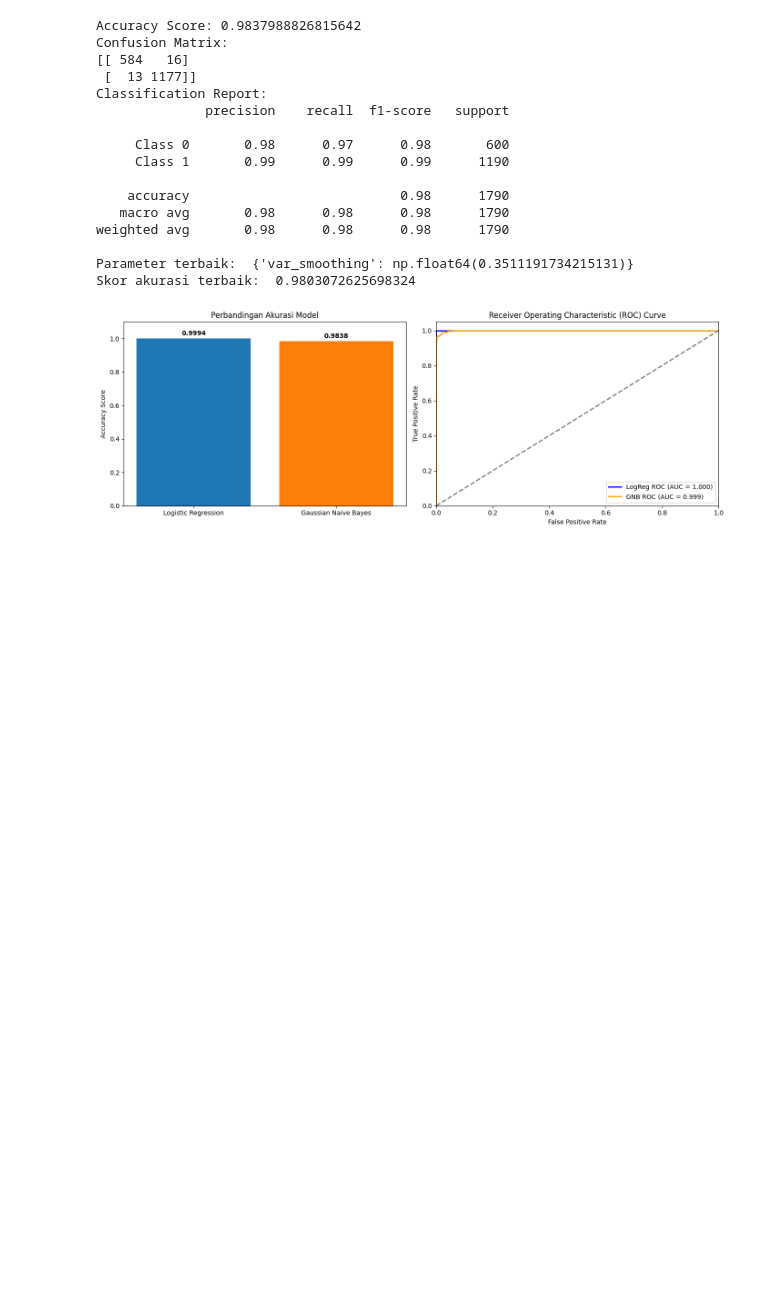
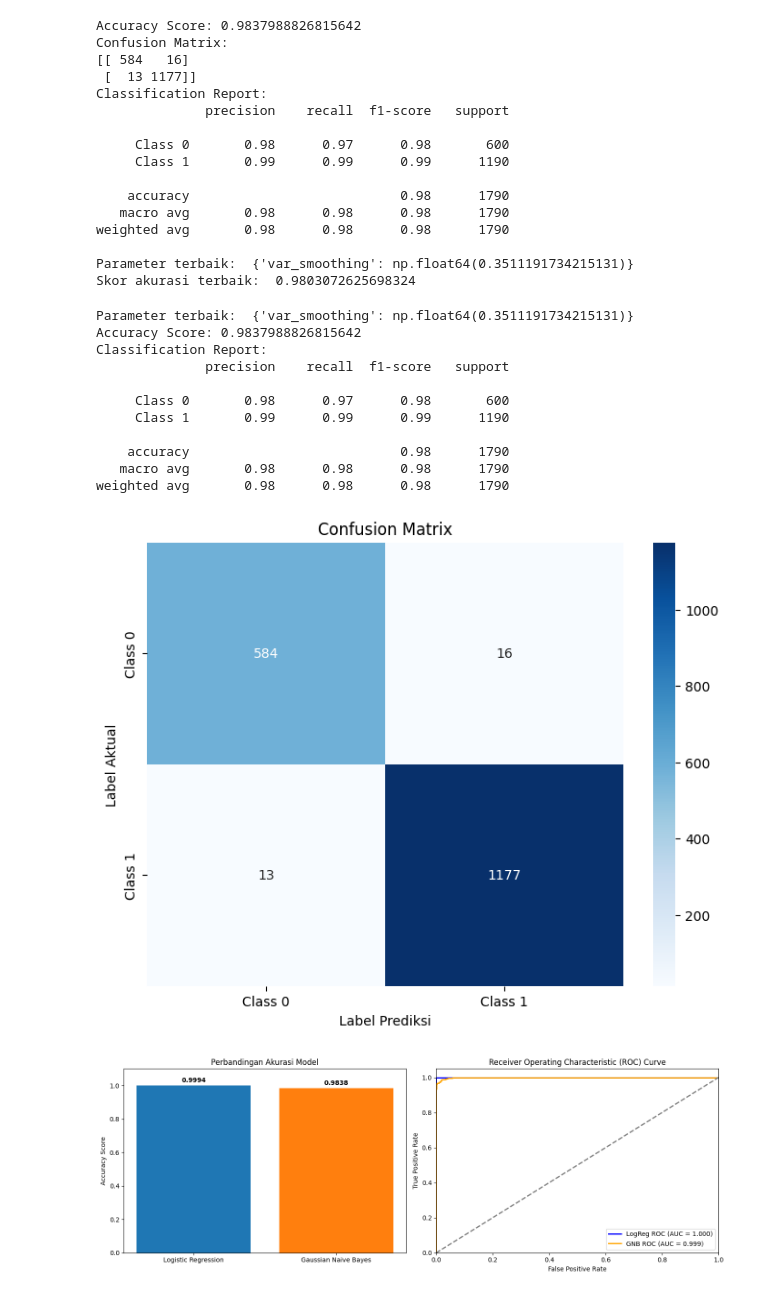
Before and after one commit to KevinAlthaf/KevinAlthaf-DataMining_CreditCard_TugasBesar, a Jupyter notebook: notebook-kelompok-6-credit-card-dataset.ipynb, the cells around one changed output. Saved outputs shown, nothing was run; the diff lists cells and outputs as text; code cells hidden in the pictures; blank space fills up the shorter version.

```diff
--- a/notebook-kelompok-6-credit-card-dataset.ipynb
+++ b/notebook-kelompok-6-credit-card-dataset.ipynb
@@ -538,6 +608,42 @@ weighted avg       0.98      0.98      0.98      1790
 
 Parameter terbaik:  {'var_smoothing': np.float64(0.3511191734215131)}
 Skor akurasi terbaik:  0.9803072625698324
+# %%
+import matplotlib.pyplot as plt
+import seaborn as sns
+from sklearn.metrics import accuracy_score, confusion_matrix, classification_report
+
+y_pred_gnb = grid_search_gnb.predict(X_test)
+accuracy = accuracy_score(y_test, y_pred_gnb)
+conf_matrix = confusion_matrix(y_test, y_pred_gnb)
+target_names = ['Class 0', 'Class 1']
+class_report = classification_report(y_test, y_pred_gnb, target_names=target_names)
+
+print("Parameter terbaik: ", grid_search_gnb.best_params_)
+
+print(f"Accuracy Score: {accuracy}")
+print("Classification Report:")
+print(class_report)
+
+plt.figure(figsize=(8, 6))
+sns.heatmap(conf_matrix, annot=True, fmt='d', cmap='Blues', xticklabels=target_names, yticklabels=target_names)
+plt.title('Confusion Matrix')
+plt.xlabel('Label Prediksi')
+plt.ylabel('Label Aktual')
+plt.show()
+# %% [output]
+Parameter terbaik:  {'var_smoothing': np.float64(0.3511191734215131)}
+Accuracy Score: 0.9837988826815642
+Classification Report:
+              precision    recall  f1-score   support
+
+     Class 0       0.98      0.97      0.98       600
+     Class 1       0.99      0.99      0.99      1190
+
+    accuracy                           0.98      1790
+   macro avg       0.98      0.98      0.98      1790
+weighted avg       0.98      0.98      0.98      1790
+[figure, added]
 # %%
 # Dapatkan probabilitas dan prediksi untuk kedua model
 y_proba_logreg = grid_search_logreg.predict_proba(X_test)[:, 1]
```
Also changed, not shown: parts of 8 cells of this notebook, 4 other files.
